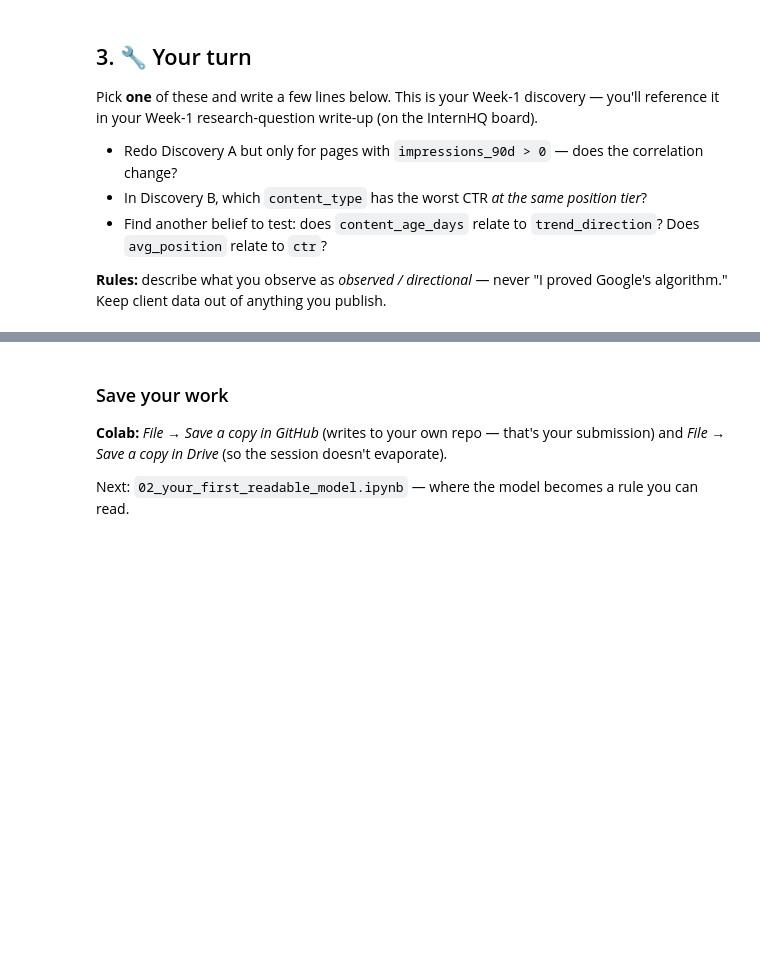
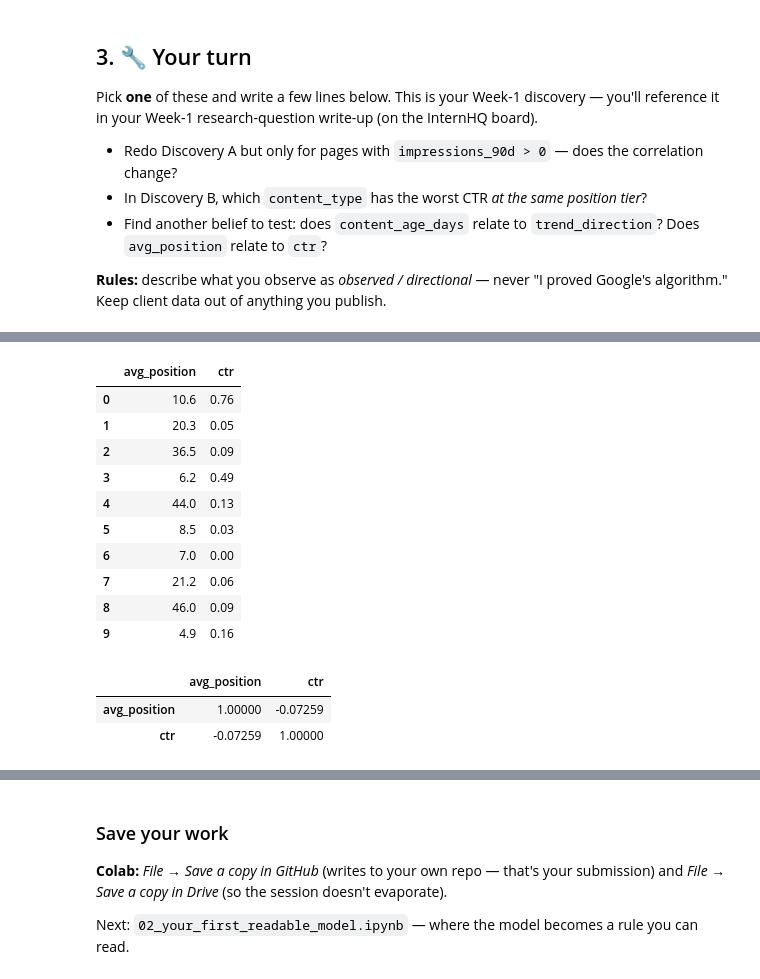
Before and after one commit to Houssem-Bjaoui/flyrank-ml-internship, a Jupyter notebook: notebooks/01_first_look_and_discovery.ipynb, the cells around one changed output, grey strips where cells are left out. Saved outputs shown, nothing was run; the diff lists cells and outputs as text; code cells hidden in the pictures; blank space fills up the shorter version.

```diff
--- a/notebooks/01_first_look_and_discovery.ipynb
+++ b/notebooks/01_first_look_and_discovery.ipynb
@@ -101,0 +117,20 @@ Pick **one** of these and write a few lines below. This is your Week-1 discovery
+# %%
+df[["avg_position", "ctr"]].head(10)
+# %% [output]
+|  | avg_position | ctr |
+| 0 | 10.6 | 0.76 |
+| 1 | 20.3 | 0.05 |
+| 2 | 36.5 | 0.09 |
+| 3 | 6.2 | 0.49 |
+| 4 | 44.0 | 0.13 |
+| 5 | 8.5 | 0.03 |
+| 6 | 7.0 | 0.00 |
+| 7 | 21.2 | 0.06 |
+| 8 | 46.0 | 0.09 |
+| 9 | 4.9 | 0.16 |
+# %%
+df[["avg_position", "ctr"]].corr()
+# %% [output]
+|  | avg_position | ctr |
+| avg_position | 1.00000 | -0.07259 |
+| ctr | -0.07259 | 1.00000 |
```
Also changed, not shown: parts of 2 cells of this notebook.
